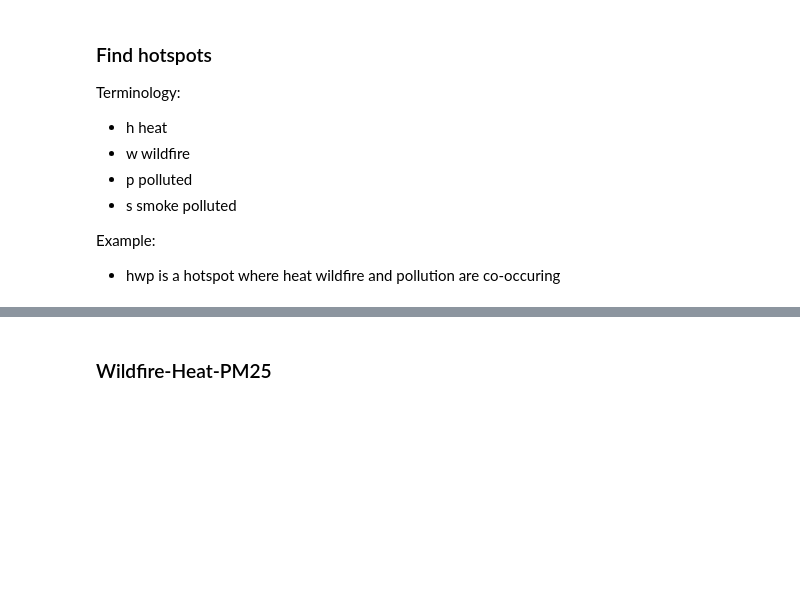
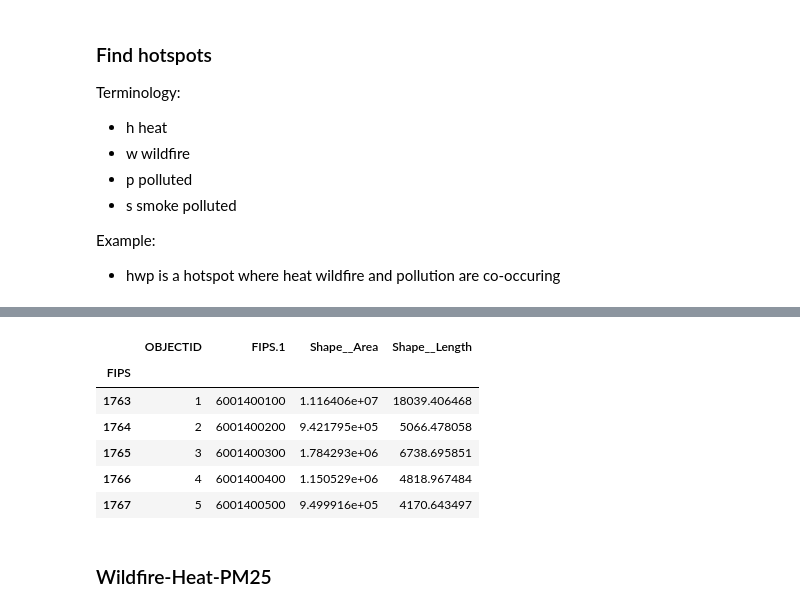
Before and after one commit to NSAPH-Projects/concurrence-climate-hazards, a Jupyter notebook: hotspots.ipynb, the cells around one changed output, grey strips where cells are left out. Saved outputs shown, nothing was run; the diff lists cells and outputs as text; code cells hidden in the pictures; blank space fills up the shorter version.

```diff
--- a/hotspots.ipynb
+++ b/hotspots.ipynb
@@ -100,2 +147,16 @@ for x in hs_dict.keys():
+# %%
+smoke_crosswalk = pd.read_csv(
+    "data/esri/crosswalk_ana/FIPSMapping_gdb_smoke.csv.csv", index_col="FIPS"
+)
+# %%
+smoke_crosswalk.head()
+# %% [output]
+|  | OBJECTID | FIPS.1 | Shape__Area | Shape__Length |
+| FIPS |  |  |  |  |
+| 1763 | 1 | 6001400100 | 1.116406e+07 | 18039.406468 |
+| 1764 | 2 | 6001400200 | 9.421795e+05 | 5066.478058 |
+| 1765 | 3 | 6001400300 | 1.784293e+06 | 6738.695851 |
+| 1766 | 4 | 6001400400 | 1.150529e+06 | 4818.967484 |
+| 1767 | 5 | 6001400500 | 9.499916e+05 | 4170.643497 |
 # %% [markdown]
 ### Wildfire-Heat-PM25
```
Also changed, not shown: parts of 51 cells of this notebook, 1 other file.
